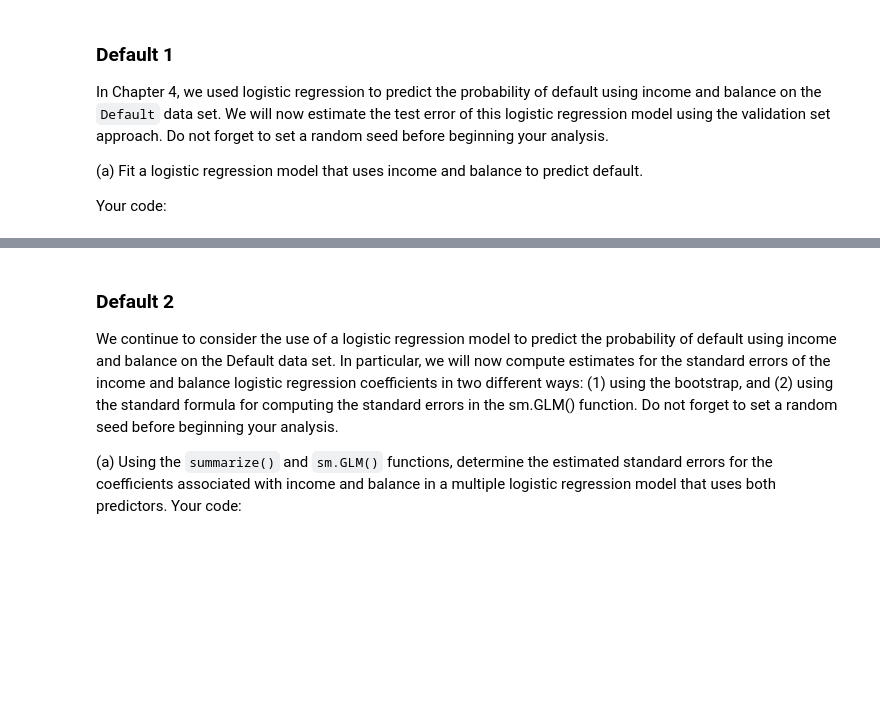
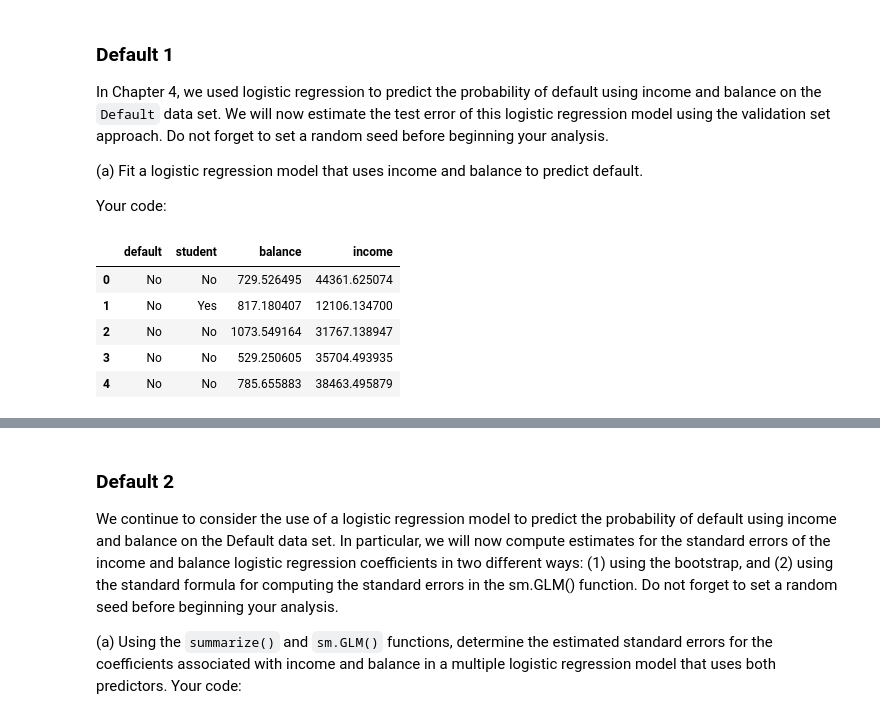
Before and after one commit to BU-MSSP-Classroom/MA679_Spring2024_02_resampling-SCOTT07186, a Jupyter notebook: Ch05_Resampling_Python.ipynb, the cells around one changed output, grey strips where cells are left out. Saved outputs shown, nothing was run; the diff lists cells and outputs as text; code cells hidden in the pictures; blank space fills up the shorter version.

```diff
--- a/Ch05_Resampling_Python.ipynb
+++ b/Ch05_Resampling_Python.ipynb
@@ -209,5 +318,12 @@ Are your results the same as what you got in (c)? Why?
 
 Your code:
 # %%
-#
-#
+degrees = [1, 2, 3, 4]
+rng = np.random.default_rng(1111)
+x = rng.normal(size=100)
+y = x - 2 * x**2 + rng.normal(size=100)
+# For each degree, fit the model and compute the LOOCV error
+for degree in degrees:
+    model = make_pipeline(PolynomialFeatures(degree), LinearRegression(fit_intercept = False))
+    scores = cross_val_score(model, sm.add_constant(x), y, cv=x.shape[0], scoring='neg_mean_squared_error')
+    print(f'LOOCV error for degree {degree}: {-scores.mean()}')
@@ -241,5 +354,12 @@ Please write your answer in full sentences.
 
 Your code:
 # %%
-#
-#
+df = pd.DataFrame({'x':x, 'x2':x**2, 'x3':x**3, 'x4':x**4,'x5':x**5, 'y':y})
+
+X_ = df.loc[:, df.columns != 'y']
+X_ = sm.add_constant(X_, prepend=True)
+y_ = df['y']
+
+model = sm.OLS(y_, X_)
+result = model.fit()
+print(result.summary())
@@ -260,5 +396,14 @@ In Chapter 4, we used logistic regression to predict the probability of default
 
 Your code:
 # %%
-#
-#
+#load the Default dataset from the ISLR package
+dataset = sm.datasets.get_rdataset('Default', 'ISLR')
+Default = dataset.data
+Default.head()
+# %% [output]
+|  | default | student | balance | income |
+| 0 | No | No | 729.526495 | 44361.625074 |
+| 1 | No | Yes | 817.180407 | 12106.134700 |
+| 2 | No | No | 1073.549164 | 31767.138947 |
+| 3 | No | No | 529.250605 | 35704.493935 |
+| 4 | No | No | 785.655883 | 38463.495879 |
```
Also changed, not shown: parts of 60 cells of this notebook.
